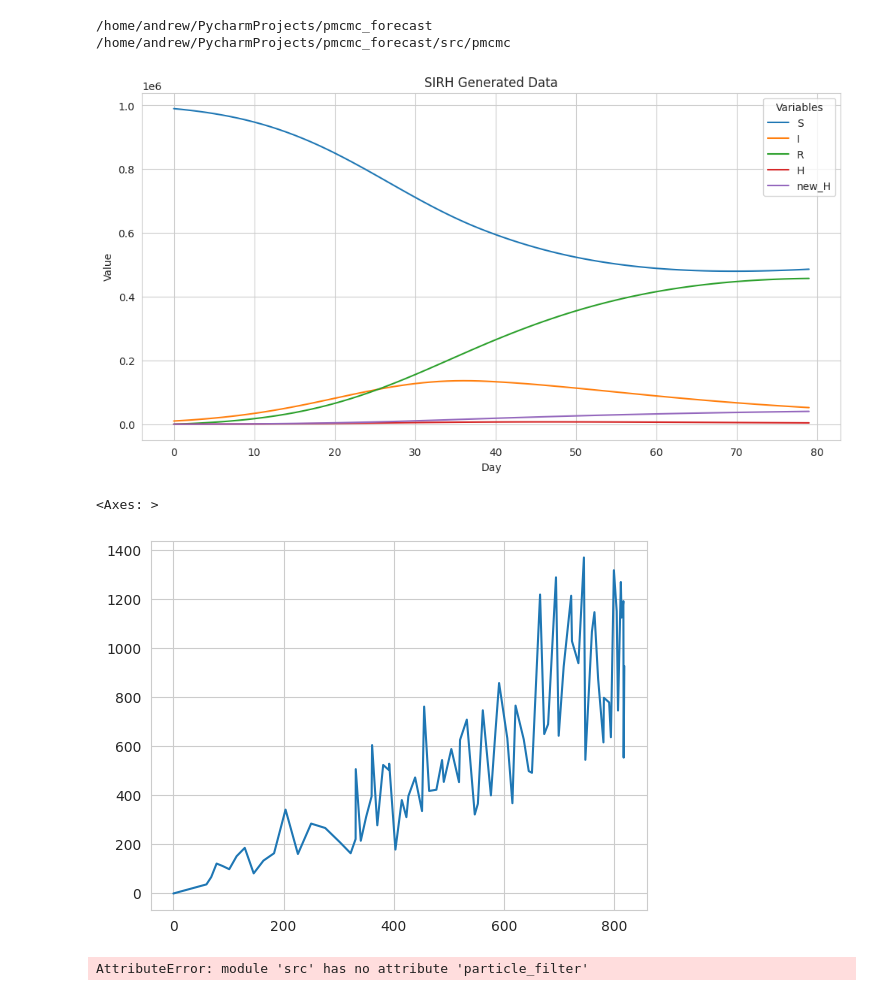
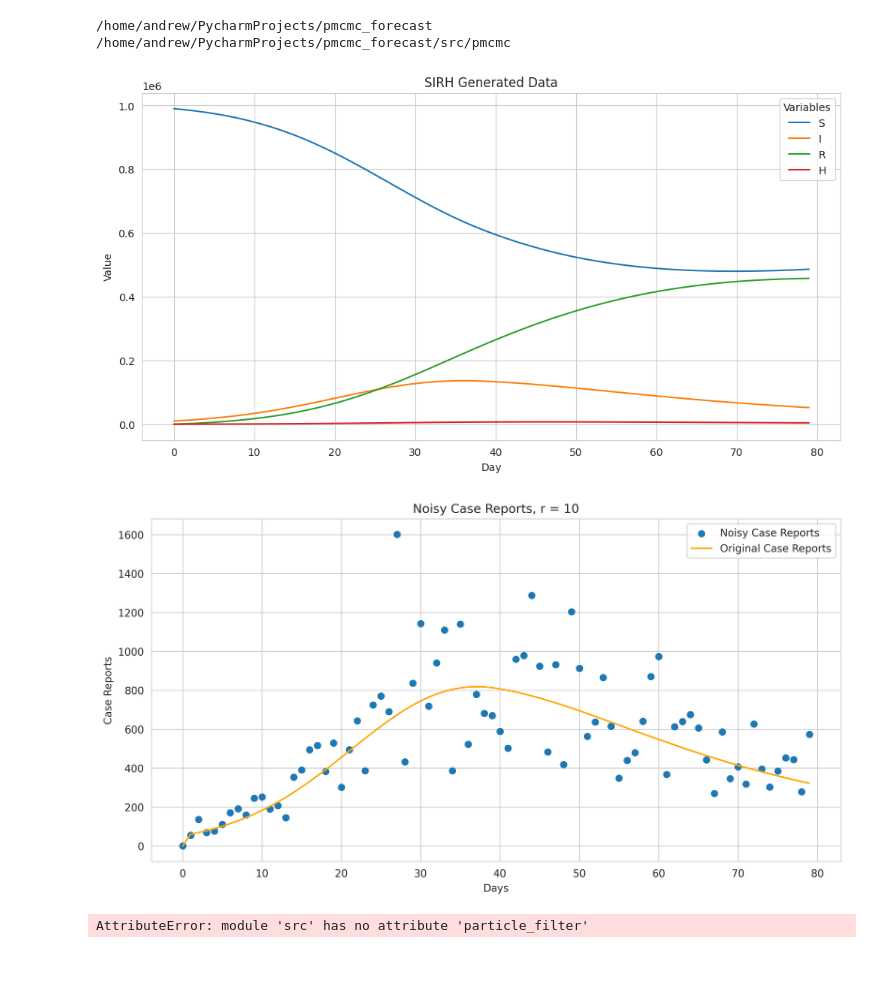
Before and after one commit to atiumcache/pmcmc_forecast, a Jupyter notebook: juptyer_notebooks/20240820_test_pmcmc.ipynb, the cells around one changed output. Cells and saved outputs as stored; diff of their text form; code cells hidden in the pictures; blank space fills up the shorter version.

```diff
--- a/juptyer_notebooks/20240820_test_pmcmc.ipynb
+++ b/juptyer_notebooks/20240820_test_pmcmc.ipynb
@@ -67,7 +67,7 @@ def plot_output(output):
     plt.figure(figsize=(12, 6))
 
     # for each day
-    for i in range(data.shape[1] - 1):
+    for i in range(data.shape[1] - 2):
         # plot each compartment
         plt.plot(range(data.shape[0]), data[:, i], label=labels[i])
 
@@ -80,27 +80,33 @@ def plot_output(output):
 
 plot_output(det_output)
 # %% [output]
-[figure, old version]
+[figure, new version]
 # %%
 import numpy as np
 from scipy.stats import nbinom
-import seaborn as sns
+import matplotlib.pyplot as plt
 
 case_reports = np.asarray(case_reports)
 # Define the dispersion parameter r
 r = 10.0  # Adjust as needed
 
 # Calculate the probability p for each time point
 p = r / (r + jnp.maximum(case_reports, 1e-5))
 
 num_draws = case_reports.shape
 
 noisy_case_reports = nbinom.rvs(n=r, p=p, size=num_draws)
 
-sns.lineplot(x=case_reports, y=noisy_case_reports)
+plt.figure(figsize=(12, 6), dpi=300)
+plt.scatter(x=range(days), y=noisy_case_reports)
+plt.plot(range(days), case_reports, color="orange")
+plt.legend(["Noisy Case Reports", "Original Case Reports"])
+plt.xlabel("Days")
+plt.ylabel("Case Reports")
+plt.title("Noisy Case Reports, r = 10")
+plt.show()
 # %% [output]
-<Axes: >
-[figure, old version]
+[figure, new version]
 # %%
 from src.pmcmc.pmcmc_multi import PMCMC
 from os import path
```
Also changed, not shown: 10 other files.
